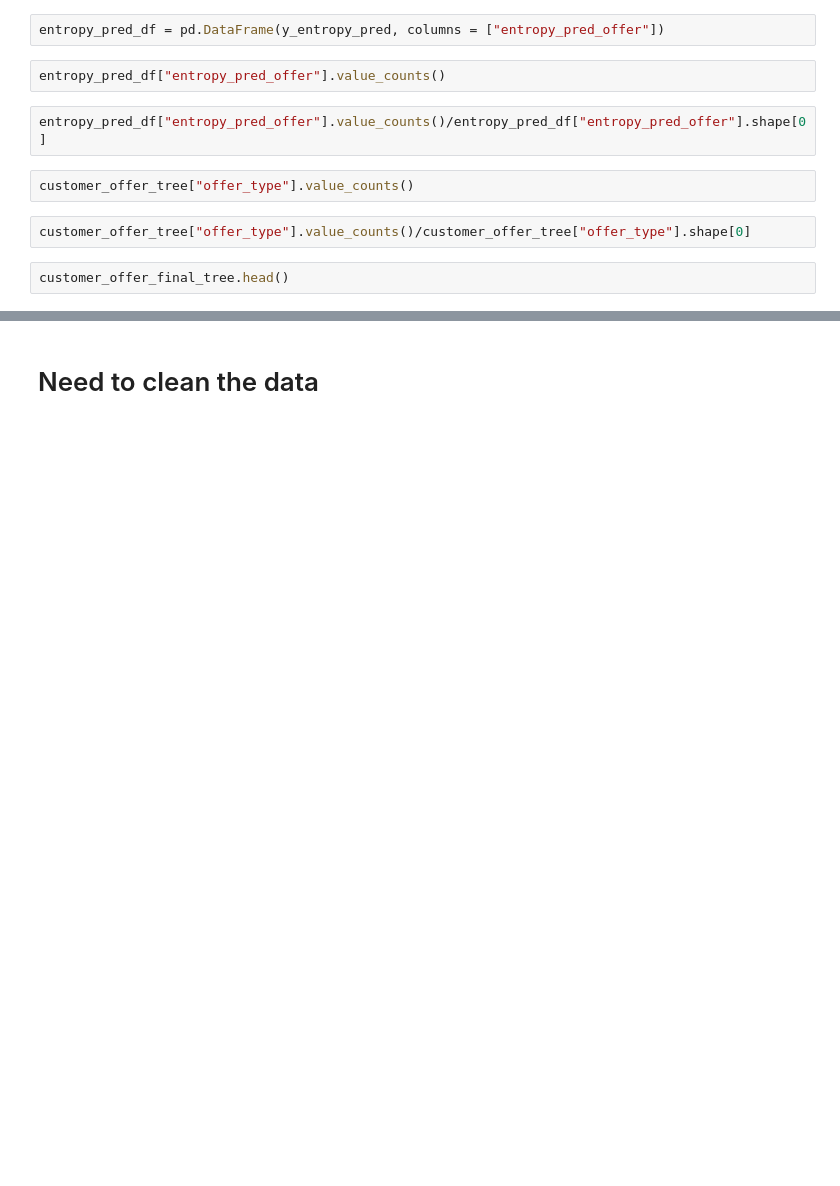
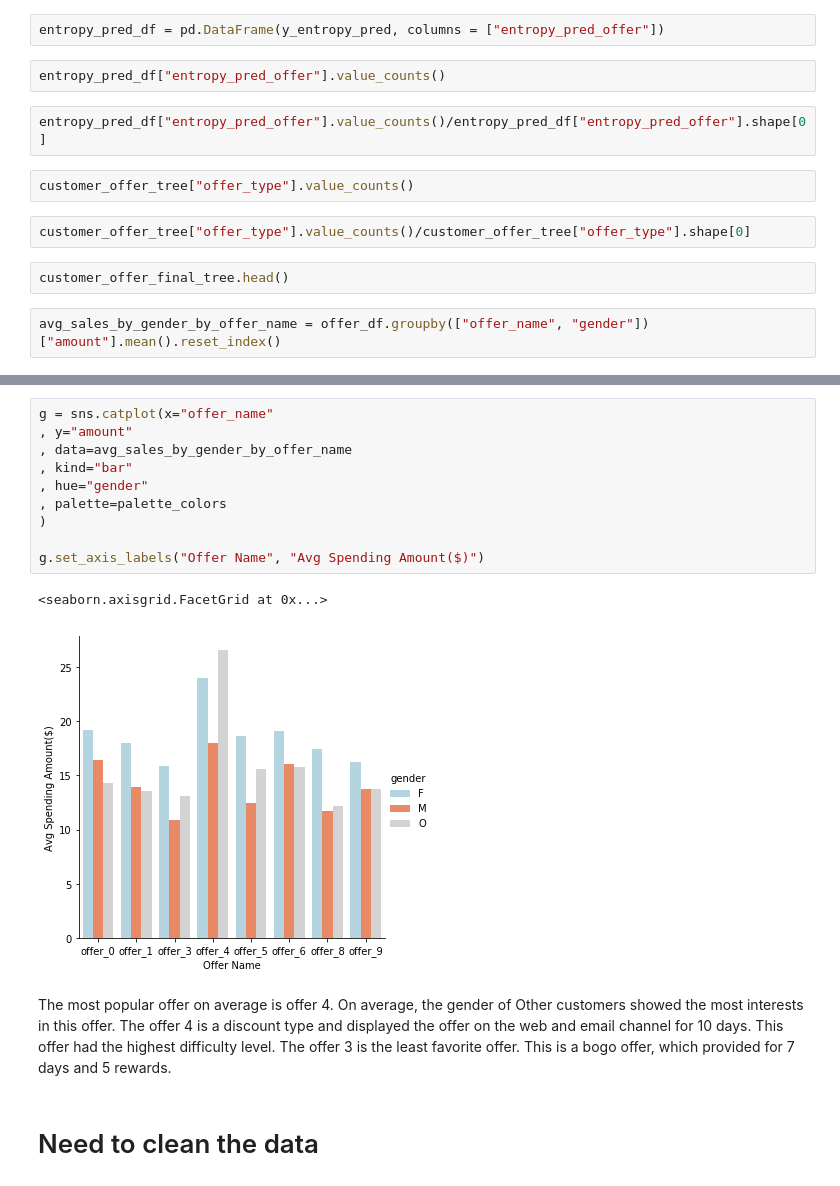
Before and after one commit to Mendy5/Udacity_Project_Capstone, a Jupyter notebook: Starbucks_Capstone_Notebook_v2.ipynb, the cells around one changed output, grey strips where cells are left out. Saved outputs shown, nothing was run; the diff lists cells and outputs as text; blank space fills up the shorter version.

```diff
--- a/Starbucks_Capstone_Notebook_v2.ipynb
+++ b/Starbucks_Capstone_Notebook_v2.ipynb
@@ -2111,3 +2238,5 @@ customer_offer_tree["offer_type"].value_counts()
 customer_offer_tree["offer_type"].value_counts()/customer_offer_tree["offer_type"].shape[0]
 # %%
 customer_offer_final_tree.head()
+# %%
+avg_sales_by_gender_by_offer_name = offer_df.groupby(["offer_name", "gender"])["amount"].mean().reset_index()
@@ -2114,2 +2252,17 @@ customer_offer_final_tree.head()
+# %%
+g = sns.catplot(x="offer_name"
+, y="amount"
+, data=avg_sales_by_gender_by_offer_name
+, kind="bar"
+, hue="gender"
+, palette=palette_colors
+)
+
+g.set_axis_labels("Offer Name", "Avg Spending Amount($)")
+# %% [output]
+<seaborn.axisgrid.FacetGrid at 0x...>
+[figure, added]
+# %% [markdown]
+The most popular offer on average is offer 4. On average, the gender of Other customers showed the most interests in this offer. The offer 4 is a discount type and displayed the offer on the web and email channel for 10 days. This offer had the highest difficulty level. The offer 3 is the least favorite offer. This is a bogo offer, which provided for 7 days and 5 rewards.
 # %% [markdown]
 # Need to clean the data
```
Also changed, not shown: parts of 65 cells of this notebook.
